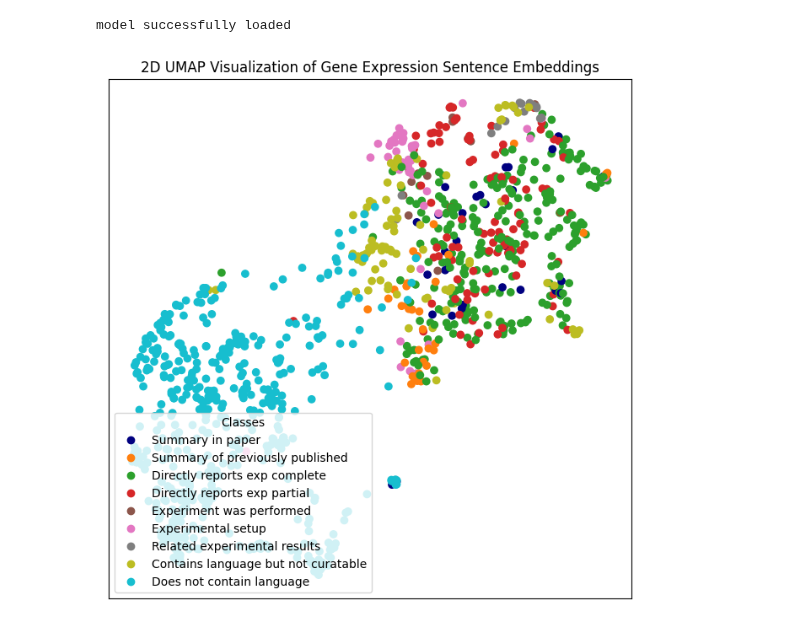
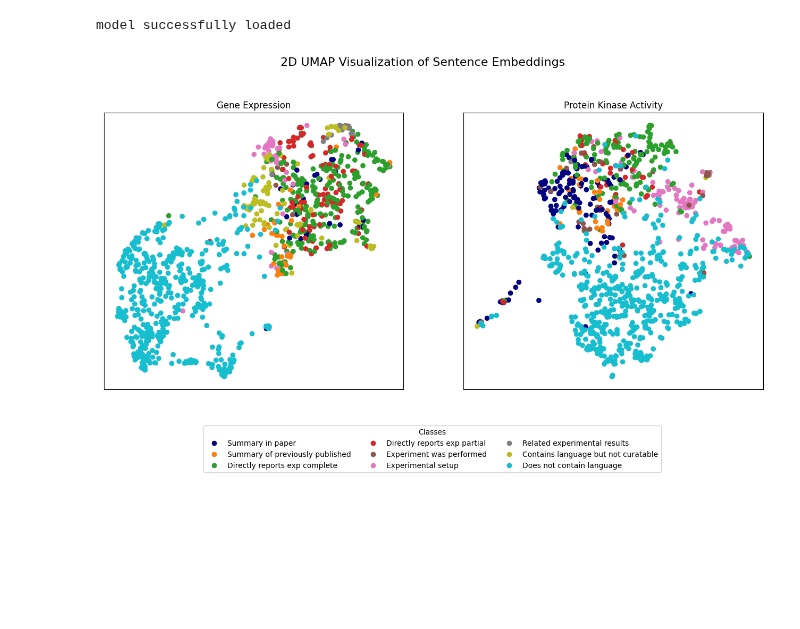
Before and after one commit to WormBase/curation-sentence-classification, a Jupyter notebook: notebooks/UMAP.ipynb, the cells around one changed output. Drawn from its saved outputs; the diff is of its cells as text; code cells hidden in the pictures; blank space fills up the shorter version.

Commit message:
Single plot for UMAP

```diff
--- a/notebooks/UMAP.ipynb
+++ b/notebooks/UMAP.ipynb
@@ -55,15 +55,41 @@ corpus_kinaseact_2d = umap_reducer.fit_transform(corpus_kinaseact)
 # %%
 from matplotlib.colors import ListedColormap
 from matplotlib import pyplot as plt
 
-colors = ListedColormap(['navy','tab:orange','tab:green','tab:red','tab:purple','tab:brown','tab:pink','tab:grey','tab:olive','tab:cyan'])
-values = [int(row[1]) for row in cleaned_expression_data]
+# Define colors and classes
+colors = ListedColormap(['navy', 'tab:orange', 'tab:green', 'tab:red', 'tab:purple', 'tab:brown', 'tab:pink', 'tab:grey', 'tab:olive', 'tab:cyan'])
 classes = ['Summary in paper', 'Summary of previously published', 'Directly reports exp complete', 'Directly reports exp partial', 'Experiment was performed', 'Experimental setup', 'Related experimental results', 'Contains language but not curatable', 'Does not contain language']
-fig, ax = plt.subplots(figsize=(8,8))
-scatter = ax.scatter(x=list(corpus_expr_2d[:,0]), y=list(corpus_expr_2d[:,1]), c=values, cmap=colors)
-plt.xticks([])
-plt.yticks([])
-plt.title("2D UMAP Visualization of Gene Expression Sentence Embeddings")
-legend = ax.legend(handles=scatter.legend_elements()[0], loc="lower left", title="Classes", labels=classes)
+
+# Values for the first plot
+values_expr = [int(row[1]) for row in cleaned_expression_data]
+
+# Values for the second plot
+values_kinase = [int(row[1]) for row in cleaned_kinaseact_data]
+
+# Create subplots
+fig, (ax1, ax2) = plt.subplots(1, 2, figsize=(16, 8))
+
+# First plot
+scatter1 = ax1.scatter(x=list(corpus_expr_2d[:, 0]), y=list(corpus_expr_2d[:, 1]), c=values_expr, cmap=colors)
+ax1.set_xticks([])
+ax1.set_yticks([])
+ax1.set_title("Gene Expression")
+
+# Second plot
+scatter2 = ax2.scatter(x=list(corpus_kinaseact_2d[:, 0]), y=list(corpus_kinaseact_2d[:, 1]), c=values_kinase, cmap=colors)
+ax2.set_xticks([])
+ax2.set_yticks([])
+ax2.set_title("Protein Kinase Activity")
+
+# Add overall title
+fig.suptitle("2D UMAP Visualization of Sentence Embeddings", fontsize=16)
+
+# Add legend at the bottom
+fig.legend(handles=scatter1.legend_elements()[0], labels=classes, loc='lower center', ncol=3, title="Classes")
+
+# Adjust layout to make space for the legend and overall title
+plt.subplots_adjust(bottom=0.2, top=0.85)
+
+plt.show()
 # %% [output]
-[figure, old version]
+[figure, new version]
```
Also changed, not shown: parts of 1 cell of this notebook.
